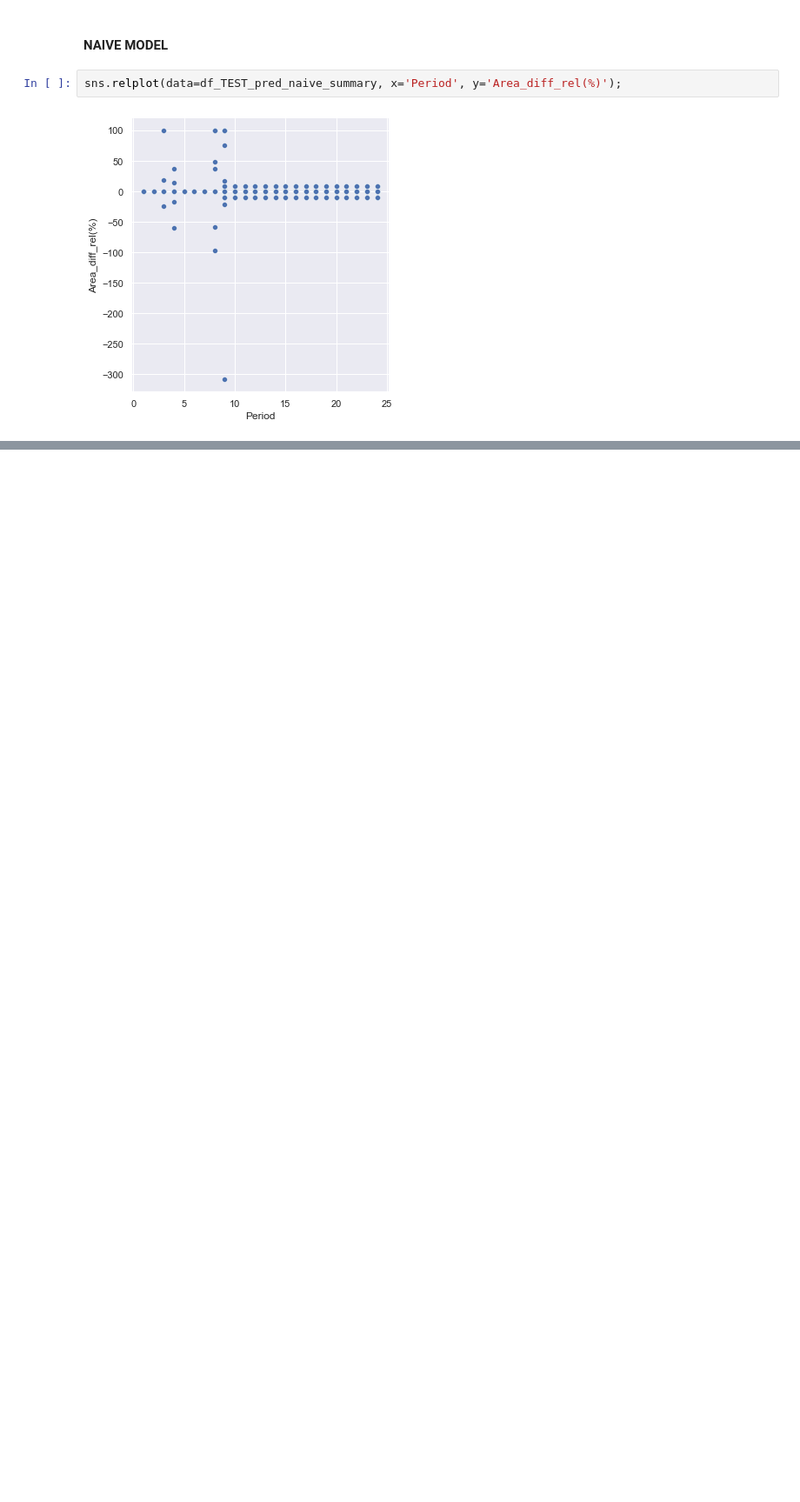
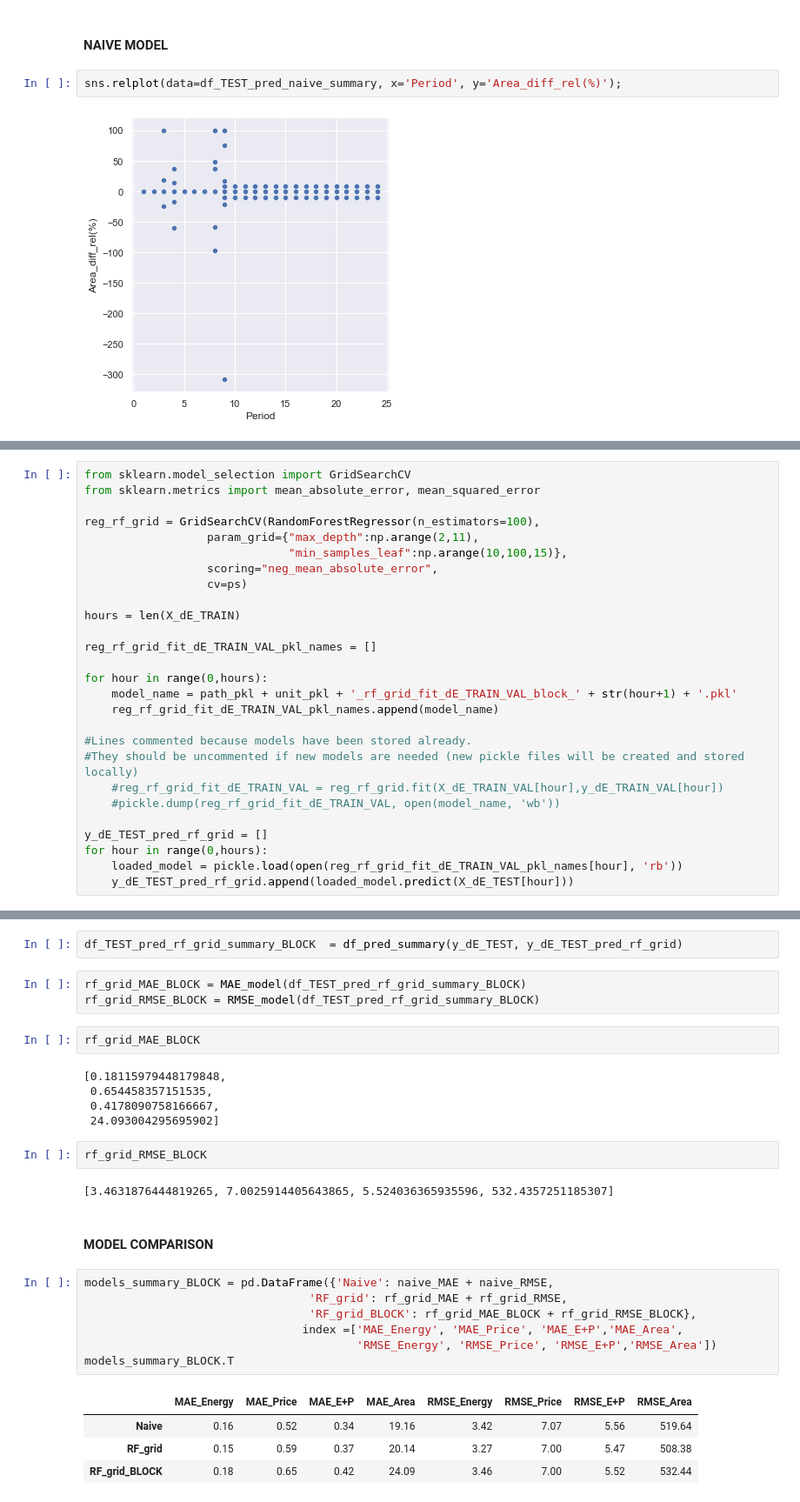
Before and after one commit to luisdelpozo/TFM, a Jupyter notebook: 10_CC_PALOS1_base.ipynb, the cells around one changed output, grey strips where cells are left out. Shown at 87% size. Saved outputs shown, nothing was run; the diff lists cells and outputs as text; blank space fills up the shorter version.

```diff
--- a/10_CC_PALOS1_base.ipynb
+++ b/10_CC_PALOS1_base.ipynb
@@ -2792,0 +3162,27 @@ sns.relplot(data=df_TEST_pred_naive_summary, x='Period', y='Area_diff_rel(%)');
+# %%
+from sklearn.model_selection import GridSearchCV
+from sklearn.metrics import mean_absolute_error, mean_squared_error
+
+reg_rf_grid = GridSearchCV(RandomForestRegressor(n_estimators=100),
+                  param_grid={"max_depth":np.arange(2,11),
+                              "min_samples_leaf":np.arange(10,100,15)},
+                  scoring="neg_mean_absolute_error",
+                  cv=ps)
+
+hours = len(X_dE_TRAIN)
+
+reg_rf_grid_fit_dE_TRAIN_VAL_pkl_names = []
+
+for hour in range(0,hours):
+    model_name = path_pkl + unit_pkl + '_rf_grid_fit_dE_TRAIN_VAL_block_' + str(hour+1) + '.pkl'
+    reg_rf_grid_fit_dE_TRAIN_VAL_pkl_names.append(model_name)
+
+#Lines commented because models have been stored already.
+#They should be uncommented if new models are needed (new pickle files will be created and stored locally)
+    #reg_rf_grid_fit_dE_TRAIN_VAL = reg_rf_grid.fit(X_dE_TRAIN_VAL[hour],y_dE_TRAIN_VAL[hour])
+    #pickle.dump(reg_rf_grid_fit_dE_TRAIN_VAL, open(model_name, 'wb'))
+
+y_dE_TEST_pred_rf_grid = []
+for hour in range(0,hours):
+    loaded_model = pickle.load(open(reg_rf_grid_fit_dE_TRAIN_VAL_pkl_names[hour], 'rb'))
+    y_dE_TEST_pred_rf_grid.append(loaded_model.predict(X_dE_TEST[hour]))
@@ -2792,0 +3191,30 @@ sns.relplot(data=df_TEST_pred_naive_summary, x='Period', y='Area_diff_rel(%)');
+# %%
+df_TEST_pred_rf_grid_summary_BLOCK  = df_pred_summary(y_dE_TEST, y_dE_TEST_pred_rf_grid)
+# %%
+rf_grid_MAE_BLOCK = MAE_model(df_TEST_pred_rf_grid_summary_BLOCK)
+rf_grid_RMSE_BLOCK = RMSE_model(df_TEST_pred_rf_grid_summary_BLOCK)
+# %%
+rf_grid_MAE_BLOCK
+# %% [output]
+[0.18115979448179848,
+ 0.654458357151535,
+ 0.4178090758166667,
+ 24.093004295695902]
+# %%
+rf_grid_RMSE_BLOCK
+# %% [output]
+[3.4631876444819265, 7.0025914405643865, 5.524036365935596, 532.4357251185307]
+# %% [markdown]
+#### MODEL COMPARISON
+# %%
+models_summary_BLOCK = pd.DataFrame({'Naive': naive_MAE + naive_RMSE,
+                                 'RF_grid': rf_grid_MAE + rf_grid_RMSE,
+                                 'RF_grid_BLOCK': rf_grid_MAE_BLOCK + rf_grid_RMSE_BLOCK},
+                                index =['MAE_Energy', 'MAE_Price', 'MAE_E+P','MAE_Area',
+                                        'RMSE_Energy', 'RMSE_Price', 'RMSE_E+P','RMSE_Area'])
+models_summary_BLOCK.T
+# %% [output]
+|  | MAE_Energy | MAE_Price | MAE_E+P | MAE_Area | RMSE_Energy | RMSE_Price | RMSE_E+P | RMSE_Area |
+| Naive | 0.16 | 0.52 | 0.34 | 19.16 | 3.42 | 7.07 | 5.56 | 519.64 |
+| RF_grid | 0.15 | 0.59 | 0.37 | 20.14 | 3.27 | 7.00 | 5.47 | 508.38 |
+| RF_grid_BLOCK | 0.18 | 0.65 | 0.42 | 24.09 | 3.46 | 7.00 | 5.52 | 532.44 |
```
Also changed, not shown: parts of 84 cells of this notebook.
